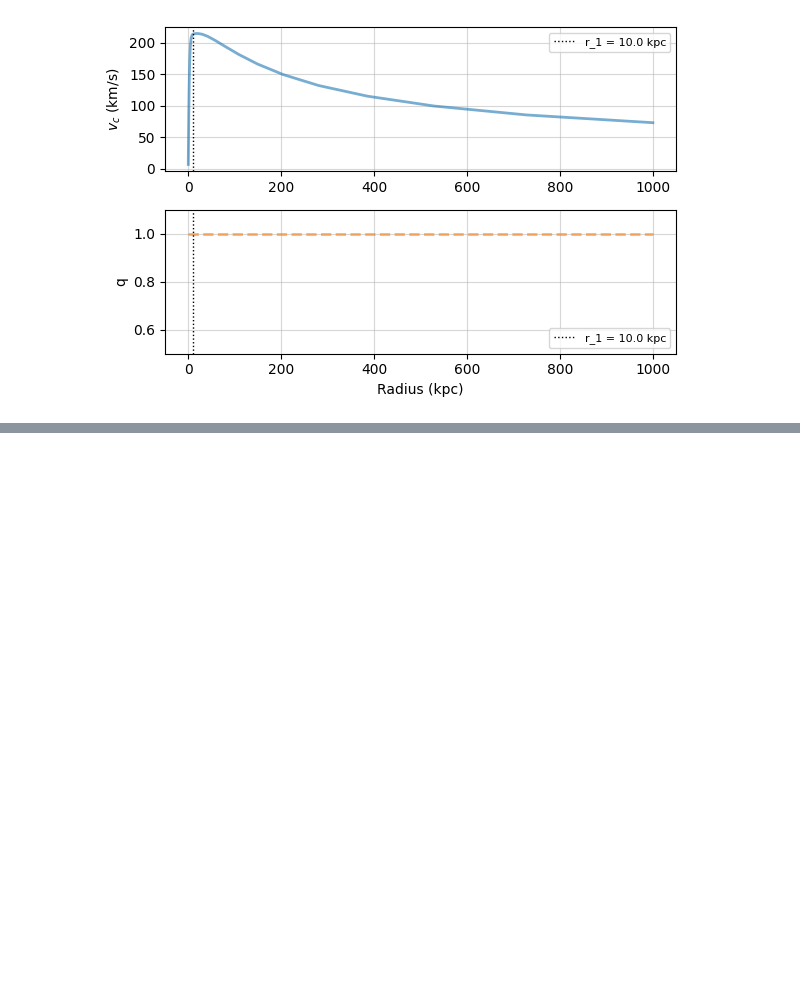
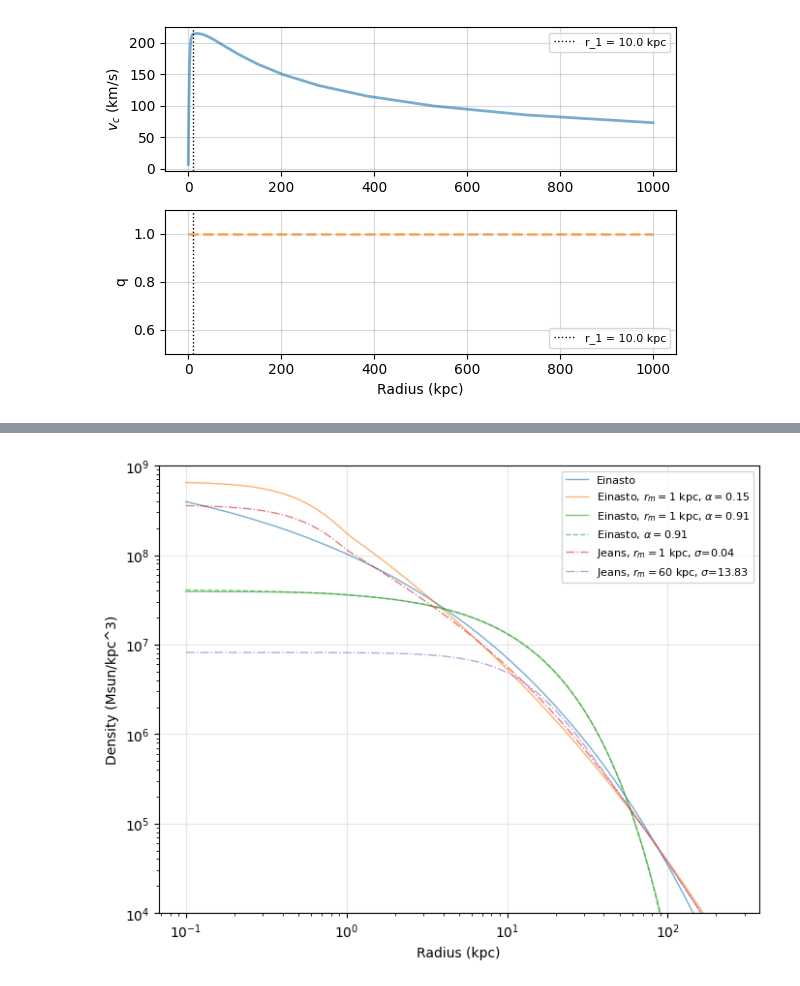
Before and after one commit to AdamSmithOrlik/nonspherical-sidm-jeans-model, a Jupyter notebook: examples/dev.ipynb, the cells around one changed output, grey strips where cells are left out. Saved outputs shown, nothing was run; the diff lists cells and outputs as text; code cells hidden in the pictures; blank space fills up the shorter version.

```diff
--- a/examples/dev.ipynb
+++ b/examples/dev.ipynb
@@ -117,0 +179,19 @@ plt.show()
+# %%
+# plot the density profile first
+r = np.geomspace(0.1,250, num=200)
+
+plt.figure(figsize=(8,6))
+plt.loglog(r, profile_E.rho_sph_avg(r), label='Einasto', c='C0', alpha=0.6, ls='-', lw=1)
+plt.loglog(r, profile_E_s1.rho_sph_avg(r), label=f'Einasto, $r_m={rm_E}$ kpc, $\\alpha={alpha1}$', c='C1', alpha=0.6, ls='-', lw=1)
+plt.loglog(r, profile_E_s2.rho_sph_avg(r), label=f'Einasto, $r_m={rm_E}$ kpc, $\\alpha={alpha2}$', c='C2', alpha=0.6, ls='-', lw=1)
+plt.loglog(r, profile_E_s2.outer.rho_sph_avg(r), label=f'Einasto, $\\alpha={alpha2}$', c='C2', alpha=0.6, ls='--', lw=1)
+plt.loglog(r, profile_s1.rho_sph_avg(r), label=f'Jeans, $r_m={rm_s1}$ kpc, $\\sigma$={profile_s1.cross_section():.2f}', c='C3', alpha=0.6, ls='-.', lw=1)
+plt.loglog(r, profile_s2.rho_sph_avg(r), label=f'Jeans, $r_m={rm_s2}$ kpc, $\\sigma$={profile_s2.cross_section():.2f}', c='C4', alpha=0.6, ls='-.', lw=1)
+plt.ylim(1e4, 1e9)
+plt.xlabel('Radius (kpc)')
+plt.ylabel('Density (Msun/kpc^3)')
+plt.grid(True, which='major', alpha=0.3, axis='both')
+plt.legend(fontsize=8)
+plt.show()
+# %% [output]
+[figure, added]
```
Also changed, not shown: parts of 11 cells of this notebook.
